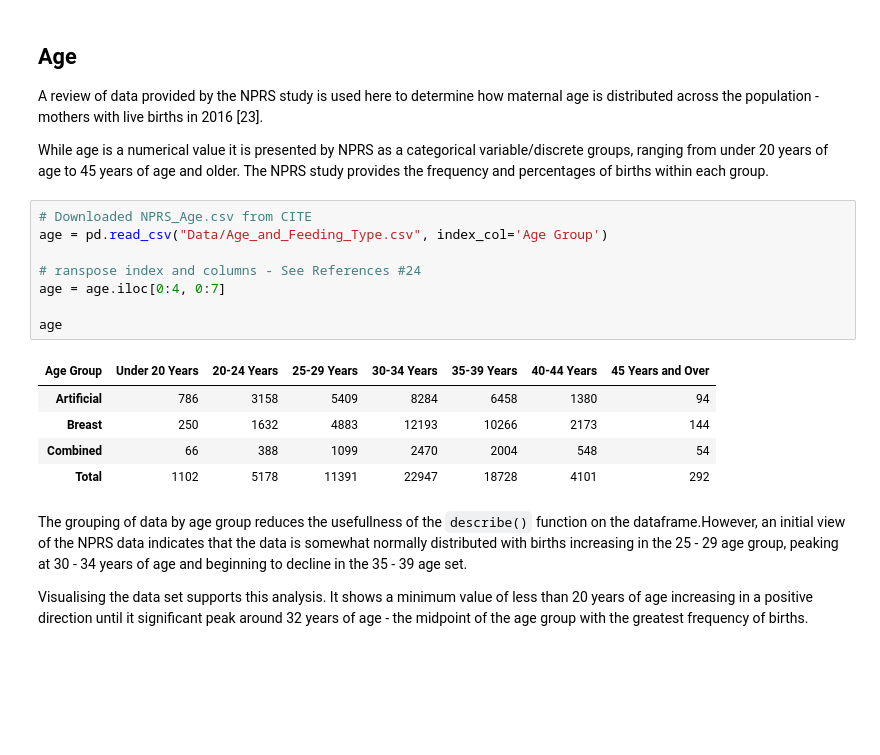
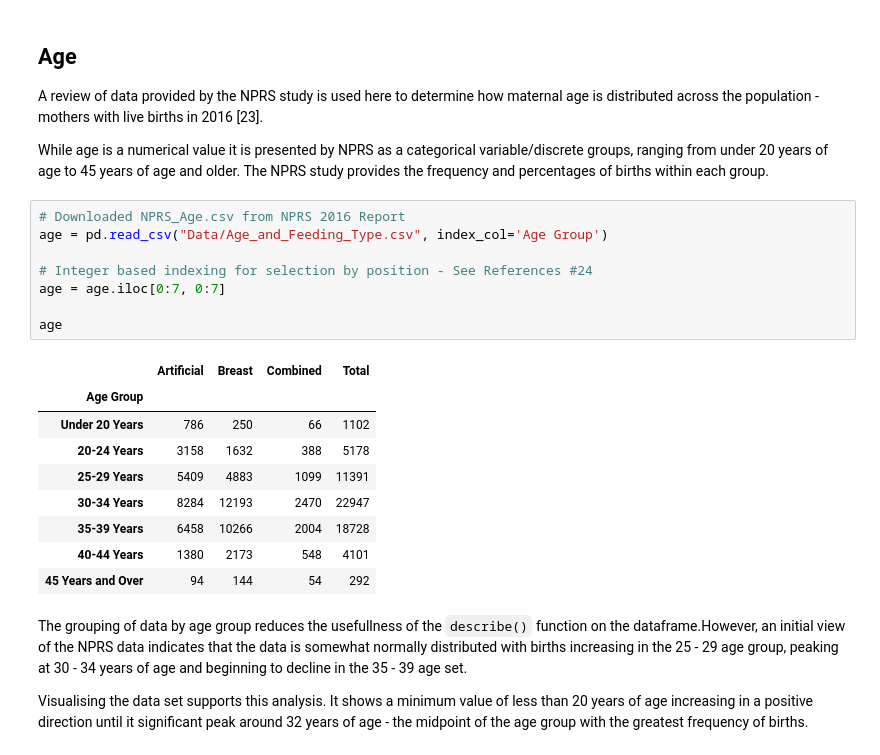
Before and after one commit to SharonNicG/52465-Project, a Jupyter notebook: Simulated Phenomenon.ipynb, the cells around one changed output. Drawn from its saved outputs; the diff is of its cells as text; blank space fills up the shorter version.

```diff
--- a/Simulated Phenomenon.ipynb
+++ b/Simulated Phenomenon.ipynb
@@ -97,19 +97,23 @@ A review of data provided by the NPRS study is used here to determine how matern
 
 While age is a numerical value it is presented by NPRS as a categorical variable/discrete groups, ranging from under 20 years of age to 45 years of age and older. The NPRS study provides the frequency and percentages of births within each group.
 # %%
-# Downloaded NPRS_Age.csv from CITE
+# Downloaded NPRS_Age.csv from NPRS 2016 Report
 age = pd.read_csv("Data/Age_and_Feeding_Type.csv", index_col='Age Group')
 
-# ranspose index and columns - See References #24
-age = age.iloc[0:4, 0:7]
+# Integer based indexing for selection by position - See References #24
+age = age.iloc[0:7, 0:7]
 
 age
 # %% [output]
-| Age Group | Under 20 Years | 20-24 Years | 25-29 Years | 30-34 Years | 35-39 Years | 40-44 Years | 45 Years and Over |
-| Artificial | 786 | 3158 | 5409 | 8284 | 6458 | 1380 | 94 |
-| Breast | 250 | 1632 | 4883 | 12193 | 10266 | 2173 | 144 |
-| Combined | 66 | 388 | 1099 | 2470 | 2004 | 548 | 54 |
-| Total | 1102 | 5178 | 11391 | 22947 | 18728 | 4101 | 292 |
+|  | Artificial | Breast | Combined | Total |
+| Age Group |  |  |  |  |
+| Under 20 Years | 786 | 250 | 66 | 1102 |
+| 20-24 Years | 3158 | 1632 | 388 | 5178 |
+| 25-29 Years | 5409 | 4883 | 1099 | 11391 |
+| 30-34 Years | 8284 | 12193 | 2470 | 22947 |
+| 35-39 Years | 6458 | 10266 | 2004 | 18728 |
+| 40-44 Years | 1380 | 2173 | 548 | 4101 |
+| 45 Years and Over | 94 | 144 | 54 | 292 |
 # %% [markdown]
 The grouping of data by age group reduces the usefullness of the `describe()` function on the dataframe.However, an initial view of the NPRS data indicates that the data is somewhat normally distributed with births increasing in the 25 - 29 age group, peaking at 30 - 34 years of age and beginning to decline in the 35 - 39 age set.
 
```
Also changed, not shown: parts of 11 cells of this notebook.
